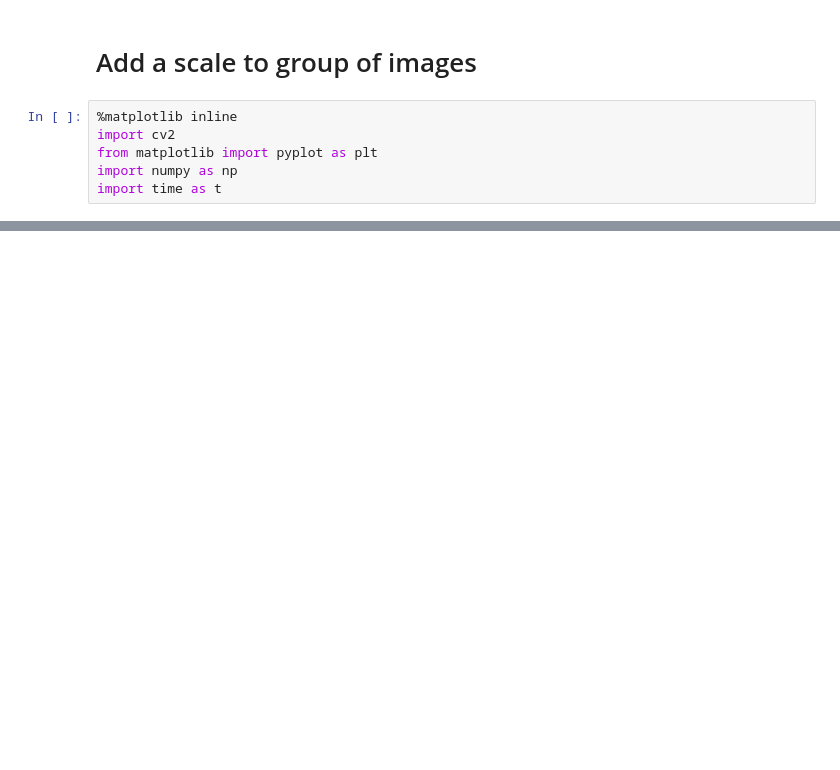
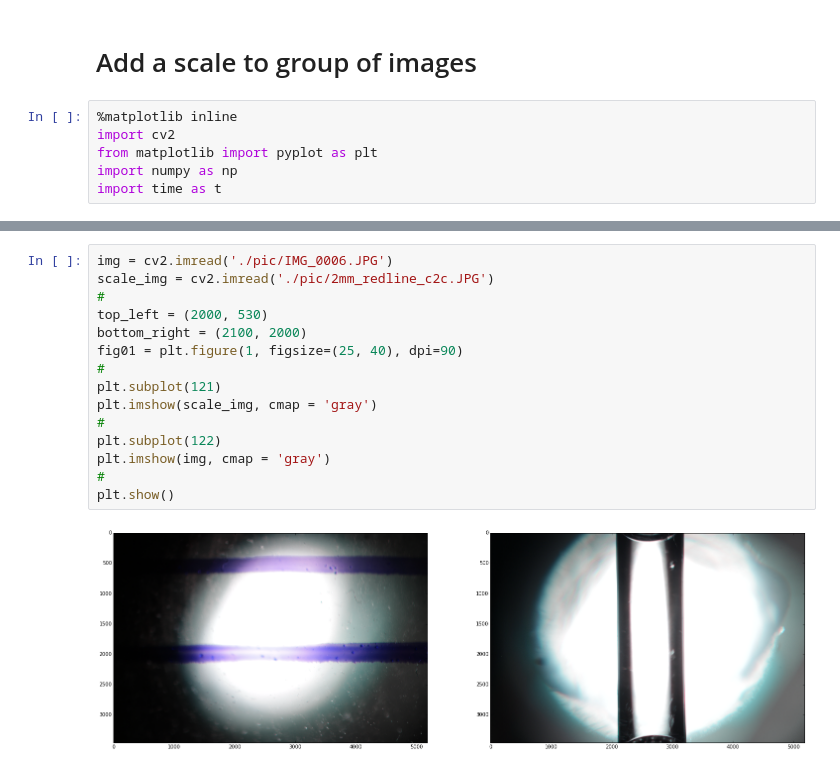
Before and after one commit to amirhamini/image-processing, a Jupyter notebook: opencv/add-scale.ipynb, the cells around one changed output, grey strips where cells are left out. Cells and saved outputs as stored; diff of their text form; blank space fills up the shorter version.

```diff
--- a/opencv/add-scale.ipynb
+++ b/opencv/add-scale.ipynb
@@ -89,0 +105,17 @@ for i in xrange(6, num_pic + 6):
+# %%
+img = cv2.imread('./pic/IMG_0006.JPG')
+scale_img = cv2.imread('./pic/2mm_redline_c2c.JPG')
+#
+top_left = (2000, 530)
+bottom_right = (2100, 2000)
+fig01 = plt.figure(1, figsize=(25, 40), dpi=90)
+#
+plt.subplot(121)
+plt.imshow(scale_img, cmap = 'gray')
+#
+plt.subplot(122)
+plt.imshow(img, cmap = 'gray')
+#
+plt.show()
+# %% [output]
+[figure, added]
```
Also changed, not shown: parts of 6 cells of this notebook.
